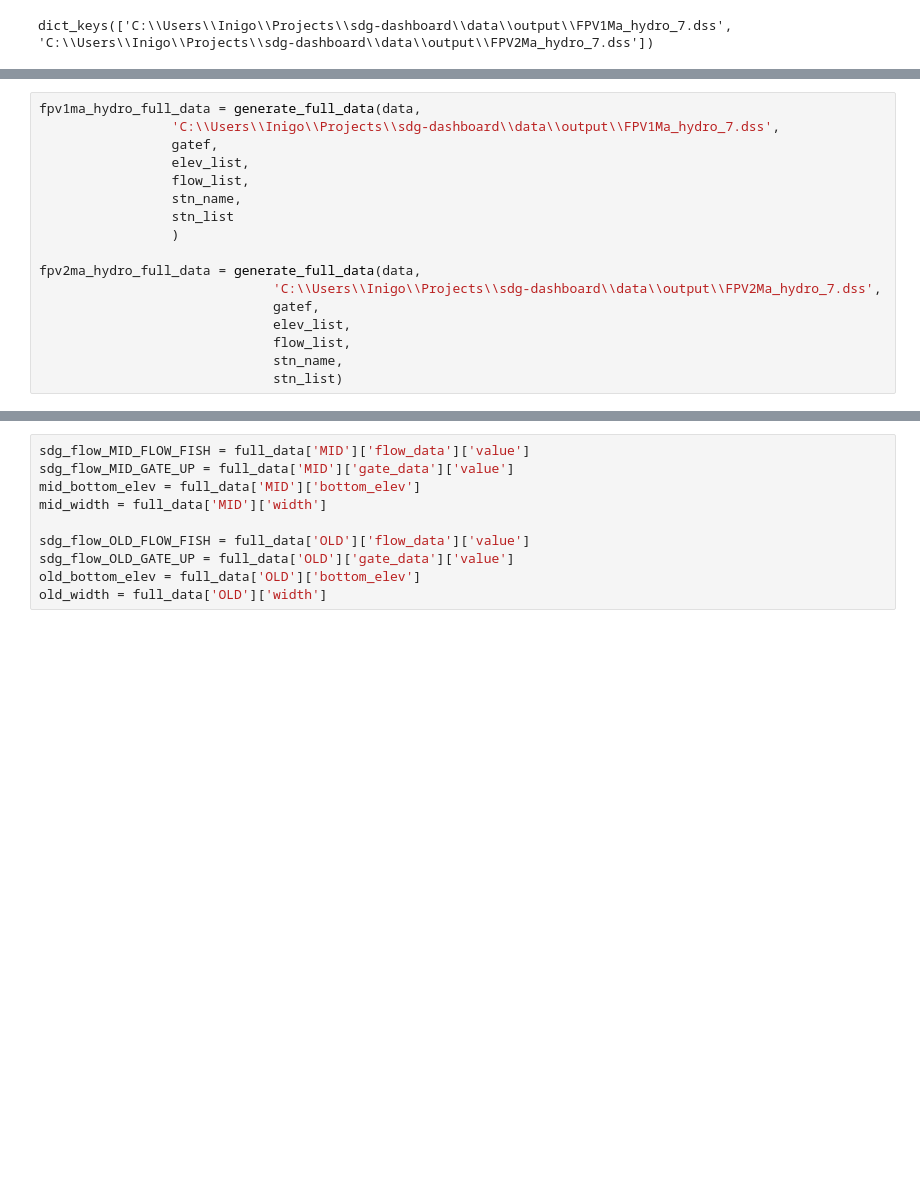
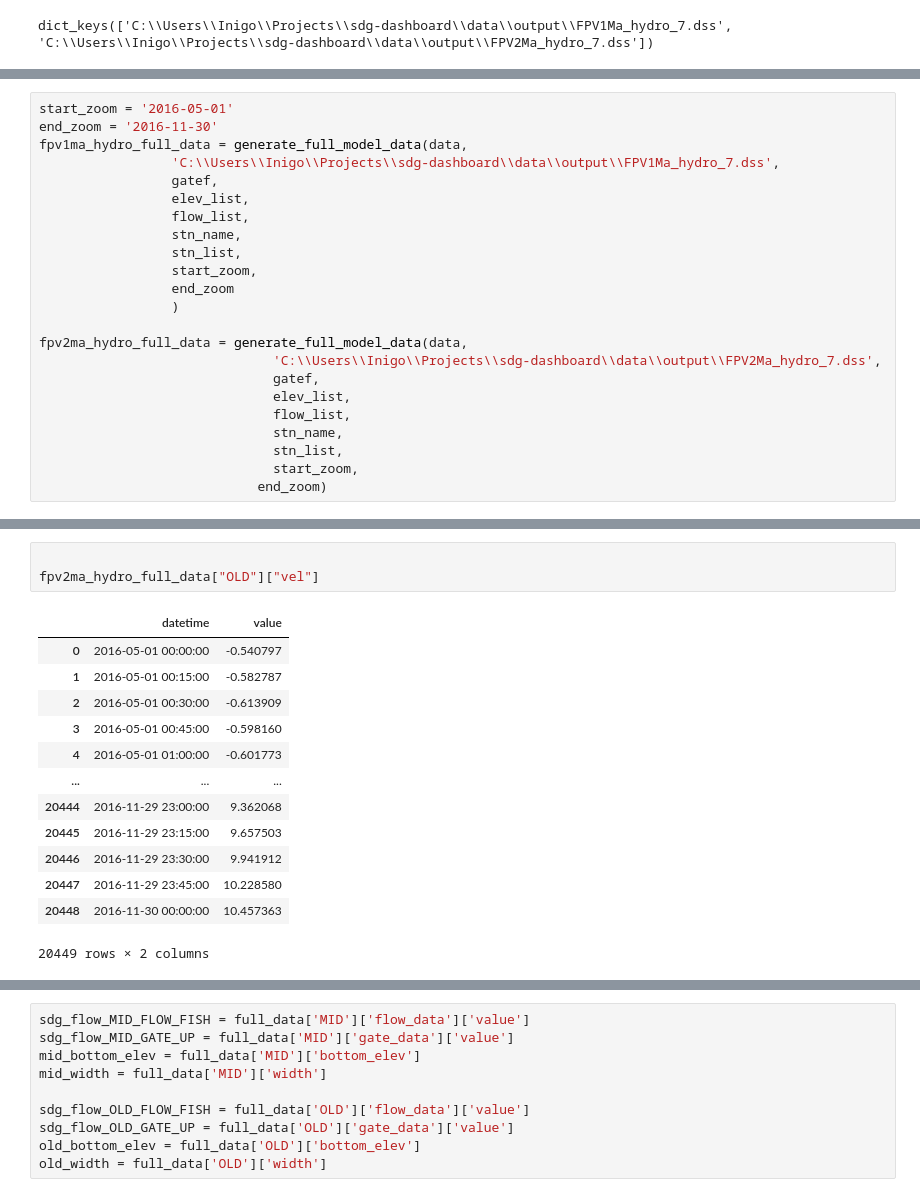
Before and after one commit to FlowWest/sdg-dashboard, a Jupyter notebook: data-wrangling-cleaning.ipynb, the cells around one changed output, grey strips where cells are left out. Drawn from its saved outputs; the diff is of its cells as text; blank space fills up the shorter version.

```diff
--- a/data-wrangling-cleaning.ipynb
+++ b/data-wrangling-cleaning.ipynb
@@ -108,19 +127,25 @@ def generate_full_data(data, path, gatef, elev_list, flow_list, stn_name, stn_li
 
     return full_data
 # %%
-fpv1ma_hydro_full_data = generate_full_data(data,
+start_zoom = '2016-05-01'
+end_zoom = '2016-11-30'
+fpv1ma_hydro_full_data = generate_full_model_data(data,
                  'C:\\Users\\Inigo\\Projects\\sdg-dashboard\\data\\output\\FPV1Ma_hydro_7.dss',
                  gatef,
                  elev_list,
                  flow_list,
                  stn_name,
-                 stn_list
+                 stn_list,
+                 start_zoom,
+                 end_zoom
                  )
 
-fpv2ma_hydro_full_data = generate_full_data(data,
+fpv2ma_hydro_full_data = generate_full_model_data(data,
                               'C:\\Users\\Inigo\\Projects\\sdg-dashboard\\data\\output\\FPV2Ma_hydro_7.dss',
                               gatef,
                               elev_list,
                               flow_list,
                               stn_name,
-                              stn_list)
+                              stn_list,
+                              start_zoom,
+                            end_zoom)
@@ -145,0 +152,17 @@ print(gate_up)
+# %%
+
+fpv2ma_hydro_full_data["OLD"]["vel"]
+# %% [output]
+|  | datetime | value |
+| 0 | 2016-05-01 00:00:00 | -0.540797 |
+| 1 | 2016-05-01 00:15:00 | -0.582787 |
+| 2 | 2016-05-01 00:30:00 | -0.613909 |
+| 3 | 2016-05-01 00:45:00 | -0.598160 |
+| 4 | 2016-05-01 01:00:00 | -0.601773 |
+| ... | ... | ... |
+| 20444 | 2016-11-29 23:00:00 | 9.362068 |
+| 20445 | 2016-11-29 23:15:00 | 9.657503 |
+| 20446 | 2016-11-29 23:30:00 | 9.941912 |
+| 20447 | 2016-11-29 23:45:00 | 10.228580 |
+| 20448 | 2016-11-30 00:00:00 | 10.457363 |
+20449 rows × 2 columns
```
Also changed, not shown: parts of 10 cells of this notebook.
